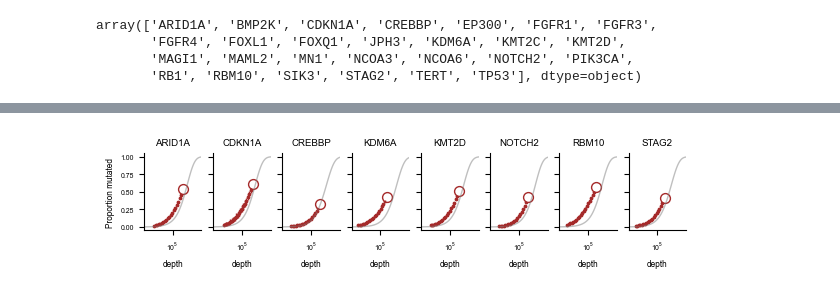
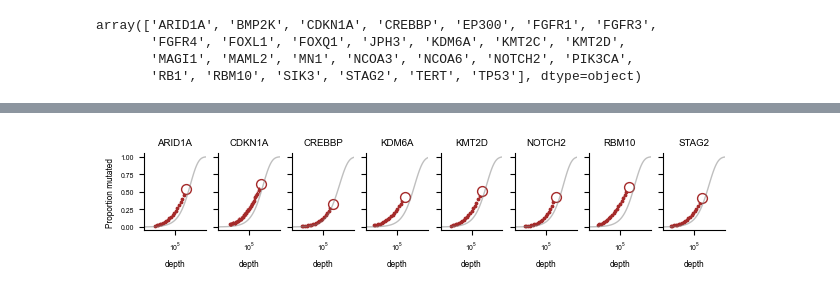
Before and after one commit to bbglab/normal_bladder_paper, a Jupyter notebook: extended/extended9/ExtendedFig_9c_kinetics.ipynb, the cells around one changed output, grey strips where cells are left out. Saved outputs shown, nothing was run; the diff lists cells and outputs as text; code cells hidden in the pictures.

```diff
--- a/extended/extended9/ExtendedFig_9c_kinetics.ipynb
+++ b/extended/extended9/ExtendedFig_9c_kinetics.ipynb
@@ -378,14 +263,3 @@ def main_empirical(sample, sites='genomic', logscale=False, genes_list=None):
-# %%
-main_empirical('all_samples', sites='residue', logscale=False, genes_list = ['ARID1A', 'CDKN1A', 'CREBBP',
-                                                                                'KDM6A',
-                                                                                # 'KMT2C',
-                                                                                'KMT2D',
-                                                                                'NOTCH2',
-                                                                                # 'RB1',
-                                                                                'RBM10',
-                                                                                'STAG2'])
-# %% [output]
-[figure, removed]
 # %%
 # main_empirical('all_samples', sites='residue', logscale=False, genes_list = ['ARID1A', 'CDKN1A', 'CREBBP',
 #                                                                                 'KDM6A', 'KMT2C', 'KMT2D',
@@ -393,0 +358,11 @@ main_empirical('all_samples', sites='residue', logscale=False, genes_list = ['AR
+# %%
+main_empirical_together('all_samples', sites='residue', logscale=False, genes_list = ['ARID1A', 'CDKN1A', 'CREBBP',
+                                                                                'KDM6A',
+                                                                                # 'KMT2C',
+                                                                                'KMT2D',
+                                                                                'NOTCH2',
+                                                                                # 'RB1',
+                                                                                'RBM10',
+                                                                                'STAG2'])
+# %% [output]
+[figure, added]
```
Also changed, not shown: parts of 5 cells of this notebook, 21 other files.
